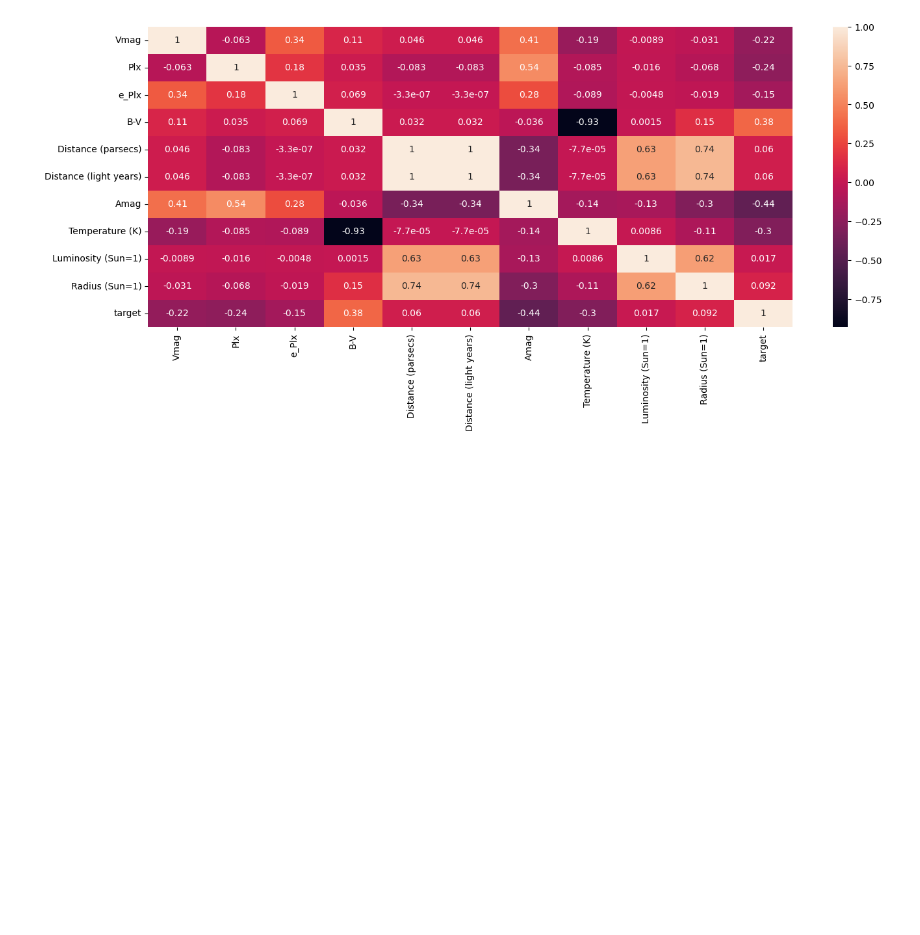
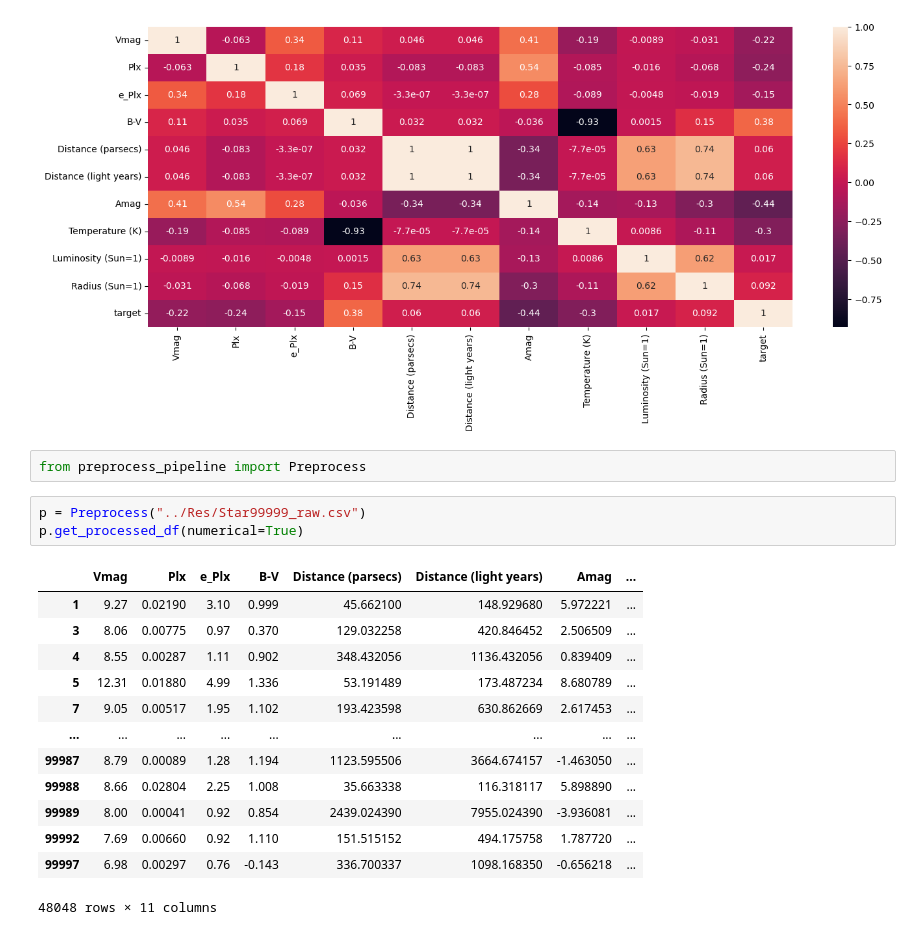
Before and after one commit to pxv6460/project-2-, a Jupyter notebook: code/preprocessing.ipynb, the cells around one changed output. Saved outputs shown, nothing was run; the diff lists cells and outputs as text; blank space fills up the shorter version.

Commit message:
prepreocess pipeline

```diff
--- a/code/preprocessing.ipynb
+++ b/code/preprocessing.ipynb
@@ -159,3 +159,22 @@ plt.figure(figsize=(16, 6))
 heatmap = sns.heatmap(numerical_df.corr(), annot=True)
 # %% [output]
 [figure]
+# %%
+from preprocess_pipeline import Preprocess
+# %%
+p = Preprocess("../Res/Star99999_raw.csv")
+p.get_processed_df(numerical=True)
+# %% [output]
+|  | Vmag | Plx | e_Plx | B-V | Distance (parsecs) | Distance (light years) | Amag | ... |
+| 1 | 9.27 | 0.02190 | 3.10 | 0.999 | 45.662100 | 148.929680 | 5.972221 | ... |
+| 3 | 8.06 | 0.00775 | 0.97 | 0.370 | 129.032258 | 420.846452 | 2.506509 | ... |
+| 4 | 8.55 | 0.00287 | 1.11 | 0.902 | 348.432056 | 1136.432056 | 0.839409 | ... |
+| 5 | 12.31 | 0.01880 | 4.99 | 1.336 | 53.191489 | 173.487234 | 8.680789 | ... |
+| 7 | 9.05 | 0.00517 | 1.95 | 1.102 | 193.423598 | 630.862669 | 2.617453 | ... |
+| ... | ... | ... | ... | ... | ... | ... | ... | ... |
+| 99987 | 8.79 | 0.00089 | 1.28 | 1.194 | 1123.595506 | 3664.674157 | -1.463050 | ... |
+| 99988 | 8.66 | 0.02804 | 2.25 | 1.008 | 35.663338 | 116.318117 | 5.898890 | ... |
+| 99989 | 8.00 | 0.00041 | 0.92 | 0.854 | 2439.024390 | 7955.024390 | -3.936081 | ... |
+| 99992 | 7.69 | 0.00660 | 0.92 | 1.110 | 151.515152 | 494.175758 | 1.787720 | ... |
+| 99997 | 6.98 | 0.00297 | 0.76 | -0.143 | 336.700337 | 1098.168350 | -0.656218 | ... |
+48048 rows × 11 columns
```
Also changed, not shown: parts of 2 cells of this notebook, 1 other file.
